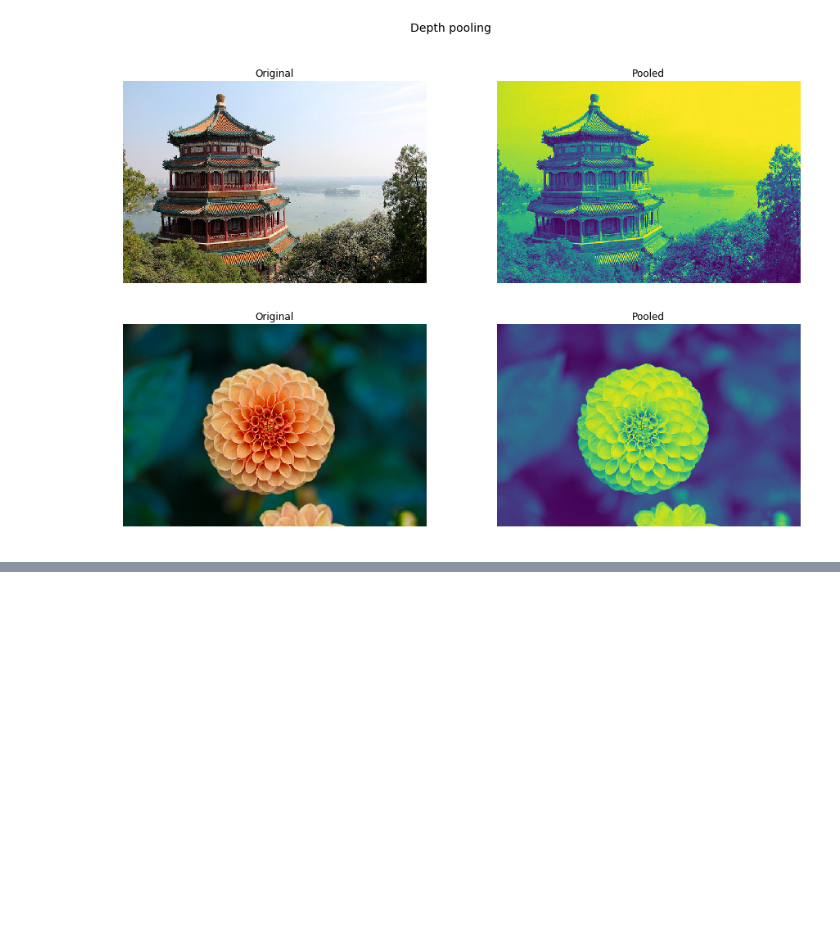
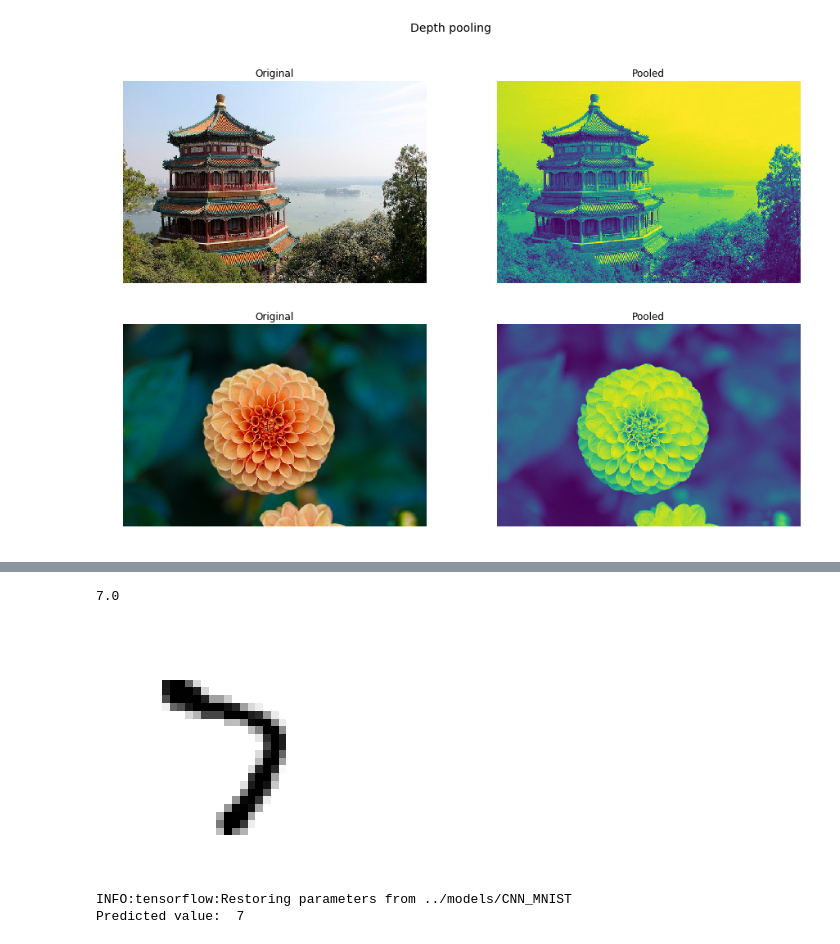
Before and after one commit to Schnell5/ML, a Jupyter notebook: notebooks/TensorFlow_CNN.ipynb, the cells around one changed output, grey strips where cells are left out. Saved outputs shown, nothing was run; the diff lists cells and outputs as text; code cells hidden in the pictures; blank space fills up the shorter version.

```diff
--- a/notebooks/TensorFlow_CNN.ipynb
+++ b/notebooks/TensorFlow_CNN.ipynb
@@ -149,0 +163,10 @@ for number, outputs in enumerate([output, output_d]):
+# %%
+from sklearn.datasets import fetch_mldata
+mnist = fetch_mldata("MNIST original")
+# %%
+X = mnist['data']
+y = mnist['target']
+# %%
+from sklearn.model_selection import train_test_split
+
+X_train, X_test, y_train, y_test = train_test_split(X, y, test_size=.20)
@@ -149,0 +260,17 @@ for number, outputs in enumerate([output, output_d]):
+# %%
+test_X, test_y = X_test[5], y_test[5]
+test_y
+# %% [output]
+7.0
+# %%
+plt.imshow(test_X.reshape(28, 28), cmap="binary")
+plt.axis("off");
+# %% [output]
+[figure, added]
+# %%
+with tf.Session() as sess:
+    saver.restore(sess, save_path)
+    print("Predicted value: ", np.argmax(Y_proba.eval(feed_dict={X: [test_X]})))
+# %% [output]
+INFO:tensorflow:Restoring parameters from ../models/CNN_MNIST
+Predicted value:  7
```
Also changed, not shown: parts of 6 cells of this notebook.
